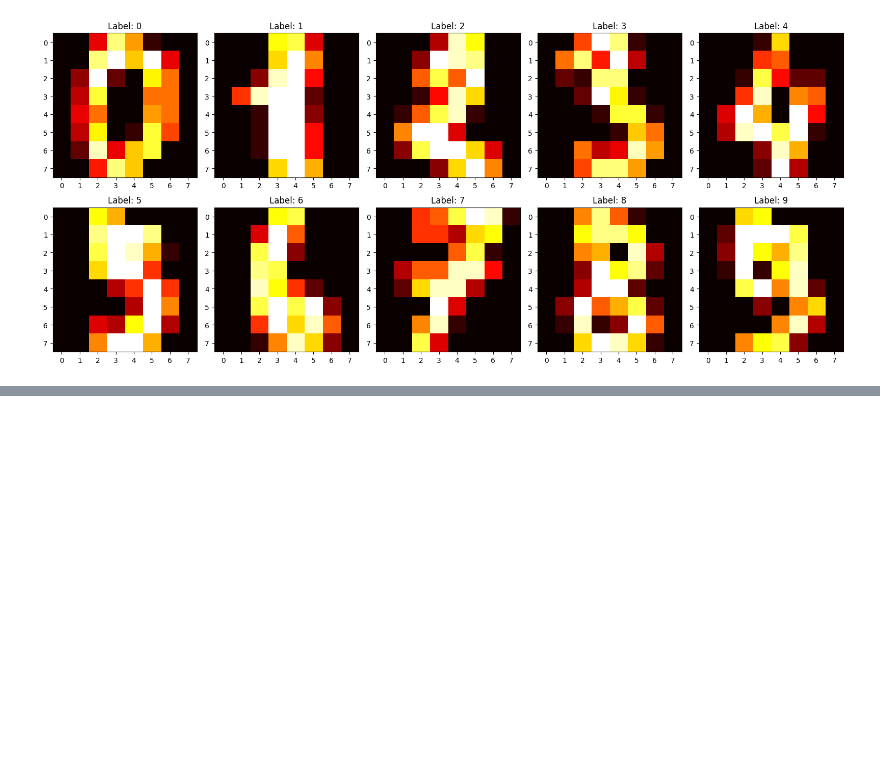
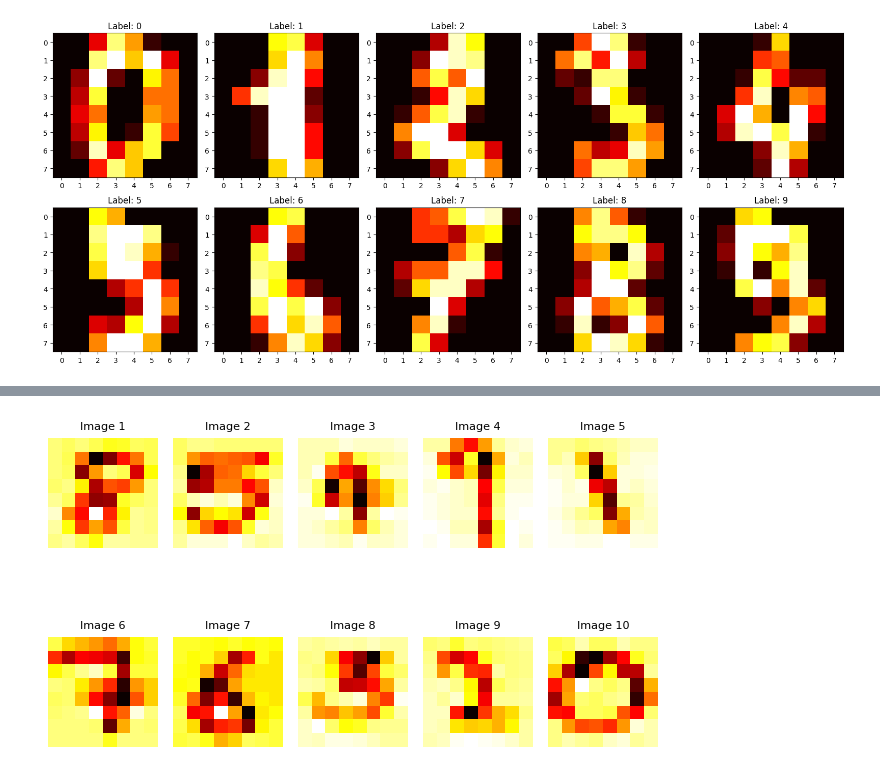
Before and after one commit to DhruvSharma3812/S_V_M_Practice, a Jupyter notebook: digits_and_flowers/exercise.ipynb, the cells around one changed output, grey strips where cells are left out. Cells and saved outputs as stored; diff of their text form; code cells hidden in the pictures; blank space fills up the shorter version.

```diff
--- a/digits_and_flowers/exercise.ipynb
+++ b/digits_and_flowers/exercise.ipynb
@@ -302,0 +352,23 @@ plt.show()
+# %%
+num_images = len(data) - 1
+
+for i in range(1, len(data)):
+    image = data[i]["image"]
+
+    image = image.convert("L")
+    image_resized = image.resize((8, 8), Image.Resampling.LANCZOS)
+
+    image_array = np.array(image_resized).astype(float) / 255.0
+
+    # print(f"Image {i} - 8x8 floating point pixel values:")
+    # print(image_array)
+
+    plt.subplot(2, 5, i)
+    plt.imshow(image_resized, cmap='hot')
+    plt.title(f"Image {i}", fontsize=8)
+    plt.axis("off")
+
+plt.tight_layout()
+plt.show()
+# %% [output]
+[figure, added]
```
Also changed, not shown: parts of 20 cells of this notebook, 1 other file.
